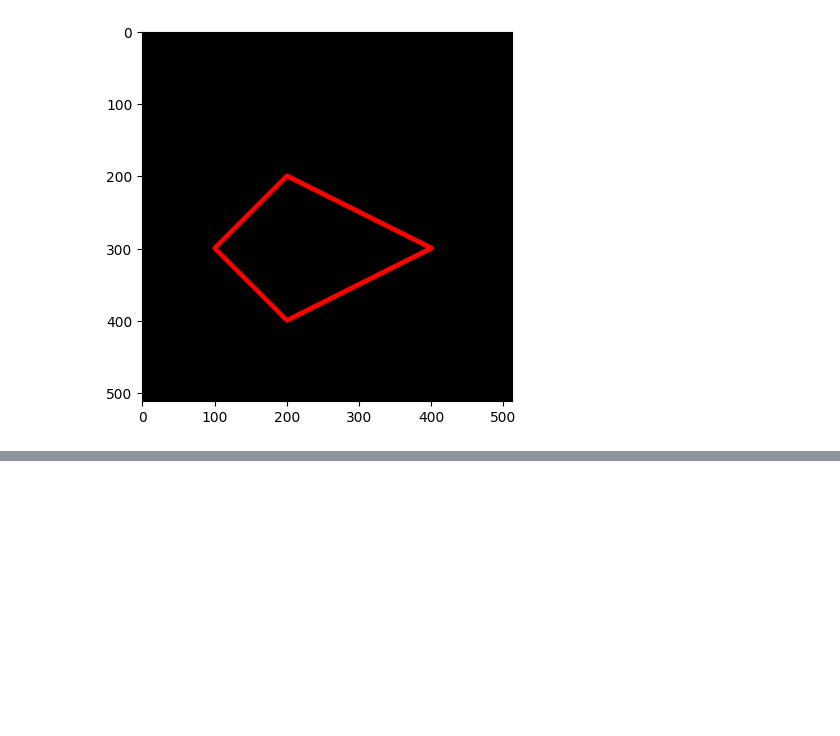
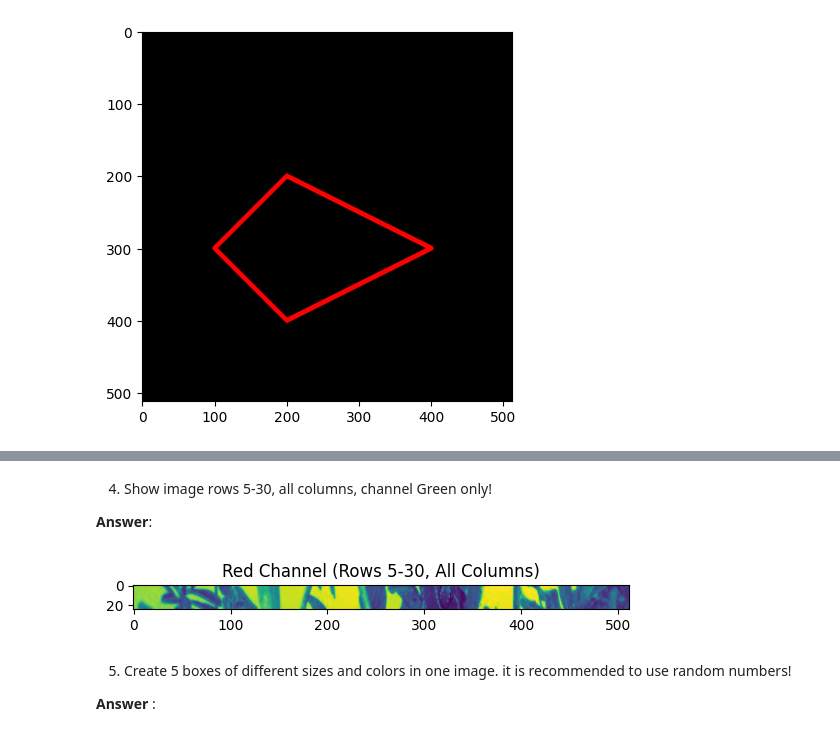
Before and after one commit to faradishaldina/Faradisha_PCVK, a Jupyter notebook: Week_2.ipynb, the cells around one changed output, grey strips where cells are left out. Cells and saved outputs as stored; diff of their text form; code cells hidden in the pictures; blank space fills up the shorter version.

```diff
--- a/Week_2.ipynb
+++ b/Week_2.ipynb
@@ -165,0 +235,24 @@ The line from skimage import io is used to import the io module from the scikit-
+# %% [markdown]
+  4. Show image rows 5-30, all columns, channel Green only!
+
+  **Answer**:
+# %%
+img8 = img4
+
+# Take part of the image (rows 5-30, all columns)
+cropped_image = img8[5:30, :]
+
+# Separate Red channel (Red channel)
+red_channel = cropped_image[:, :, 2]
+
+# Show only Red channel
+plt.imshow(red_channel)
+plt.title('Red Channel (Rows 5-30, All Columns)')
+
+plt.show()
+# %% [output]
+[figure, added]
+# %% [markdown]
+  5. Create 5 boxes of different sizes and colors in one image. it is recommended to use random numbers!
+
+  **Answer** :
```
Also changed, not shown: parts of 8 cells of this notebook.
